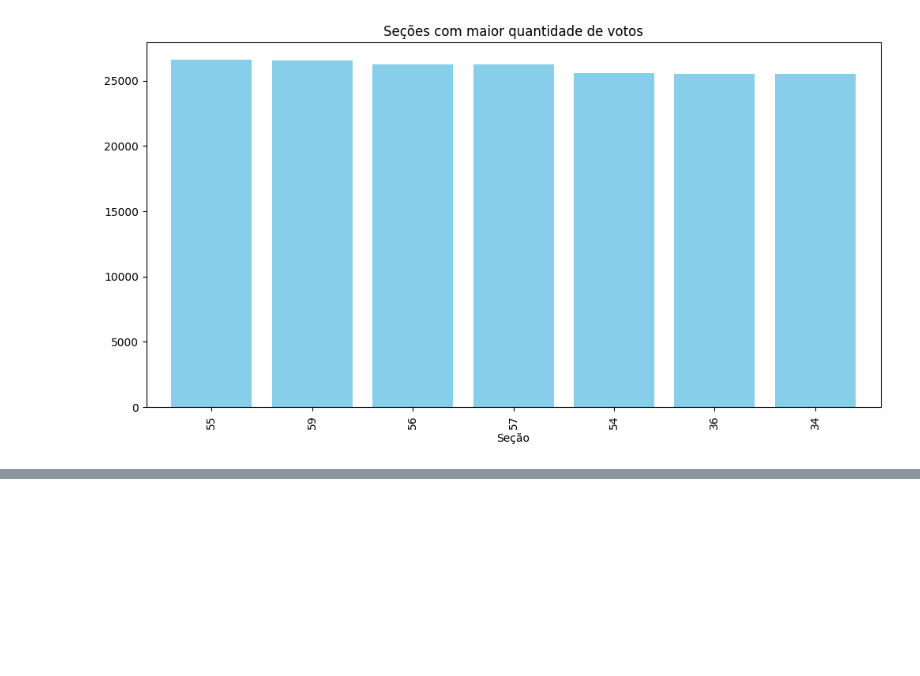
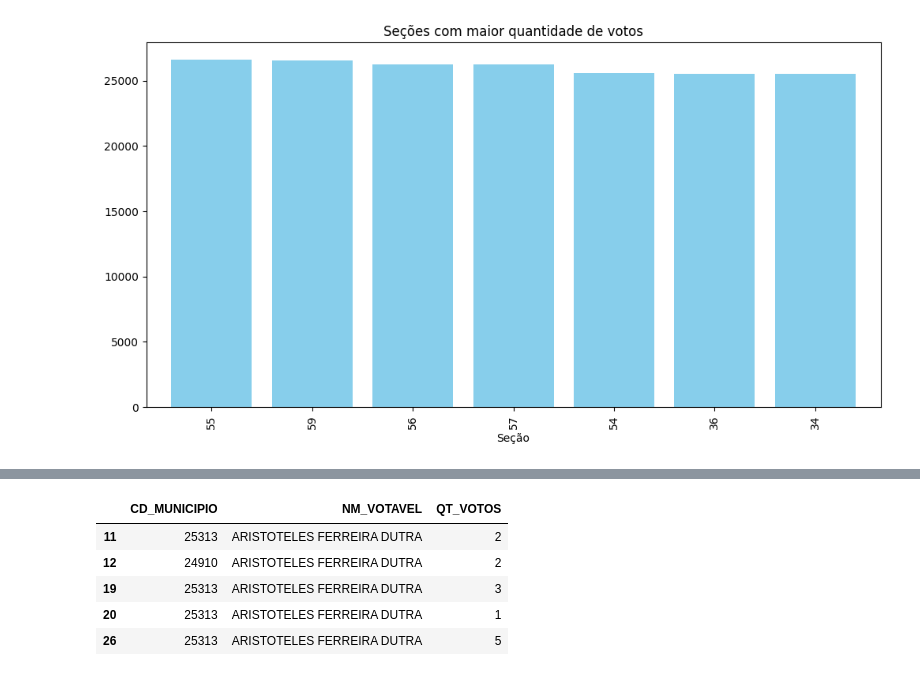
Before and after one commit to aliciamarzola/tp_bdg, a Jupyter notebook: exploring.ipynb, the cells around one changed output, grey strips where cells are left out. Cells and saved outputs as stored; diff of their text form; code cells hidden in the pictures; blank space fills up the shorter version.

```diff
--- a/exploring.ipynb
+++ b/exploring.ipynb
@@ -151,0 +198,9 @@ plt.show()
+# %%
+votos_deputado.head()
+# %% [output]
+|  | CD_MUNICIPIO | NM_VOTAVEL | QT_VOTOS |
+| 11 | 25313 | ARISTOTELES FERREIRA DUTRA | 2 |
+| 12 | 24910 | ARISTOTELES FERREIRA DUTRA | 2 |
+| 19 | 25313 | ARISTOTELES FERREIRA DUTRA | 3 |
+| 20 | 25313 | ARISTOTELES FERREIRA DUTRA | 1 |
+| 26 | 25313 | ARISTOTELES FERREIRA DUTRA | 5 |
```
Also changed, not shown: parts of 23 cells of this notebook, 1 other file.
